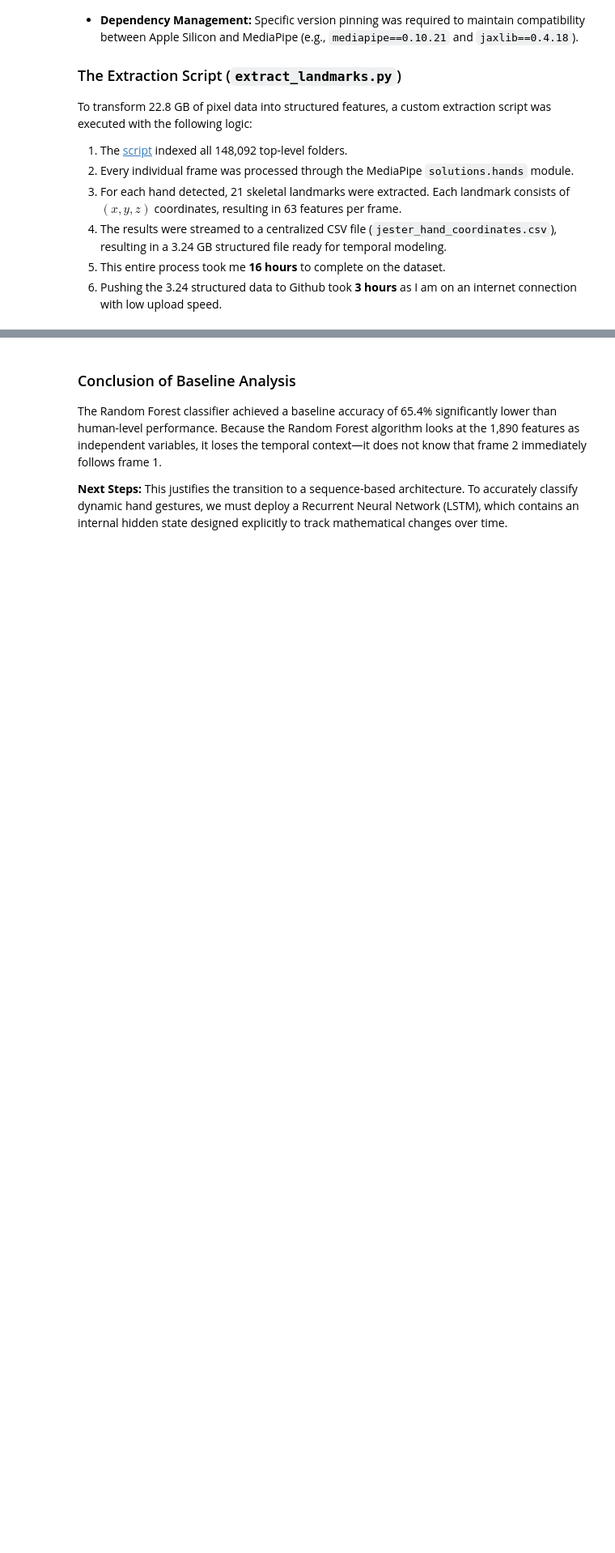
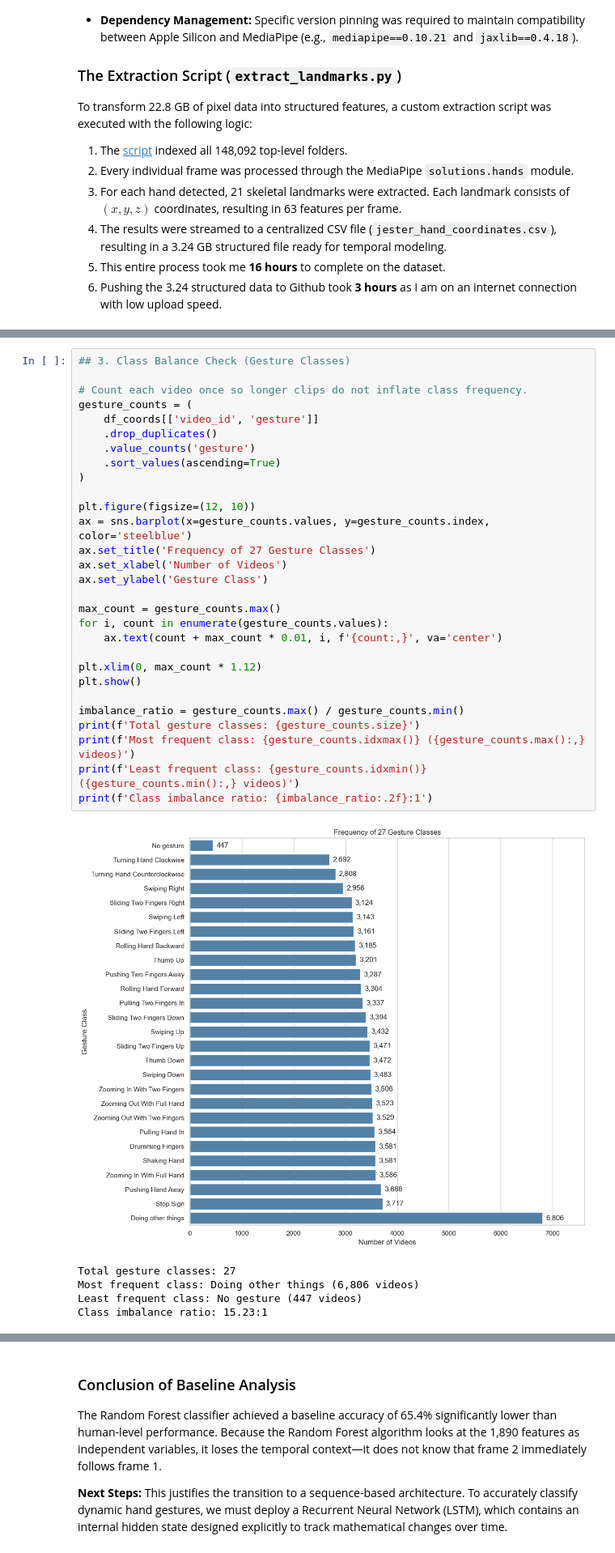
Before and after one commit to skavoori/gesture_recognition, a Jupyter notebook: gesture_recognition_eda.ipynb, the cells around one changed output, grey strips where cells are left out. Shown at 81% size. Drawn from its saved outputs; the diff is of its cells as text; blank space fills up the shorter version.

Commit message:
Add Requirements.txt file. Update EDA document with class balance check.

```diff
--- a/gesture_recognition_eda.ipynb
+++ b/gesture_recognition_eda.ipynb
@@ -128 +124,36 @@ Total missing coordinate values detected: 0
+# %%
+## 3. Class Balance Check (Gesture Classes)
+
+# Count each video once so longer clips do not inflate class frequency.
+gesture_counts = (
+    df_coords[['video_id', 'gesture']]
+    .drop_duplicates()
+    .value_counts('gesture')
+    .sort_values(ascending=True)
+)
+
+plt.figure(figsize=(12, 10))
+ax = sns.barplot(x=gesture_counts.values, y=gesture_counts.index, color='steelblue')
+ax.set_title('Frequency of 27 Gesture Classes')
+ax.set_xlabel('Number of Videos')
+ax.set_ylabel('Gesture Class')
+
+max_count = gesture_counts.max()
+for i, count in enumerate(gesture_counts.values):
+    ax.text(count + max_count * 0.01, i, f'{count:,}', va='center')
+
+plt.xlim(0, max_count * 1.12)
+plt.show()
+
+imbalance_ratio = gesture_counts.max() / gesture_counts.min()
+print(f'Total gesture classes: {gesture_counts.size}')
+print(f'Most frequent class: {gesture_counts.idxmax()} ({gesture_counts.max():,} videos)')
+print(f'Least frequent class: {gesture_counts.idxmin()} ({gesture_counts.min():,} videos)')
+print(f'Class imbalance ratio: {imbalance_ratio:.2f}:1')
+# %% [output]
+[figure, added]
+Total gesture classes: 27
+Most frequent class: Doing other things (6,806 videos)
+Least frequent class: No gesture (447 videos)
+Class imbalance ratio: 15.23:1
 # %%
```
Also changed, not shown: parts of 3 cells of this notebook, 1 other file.
